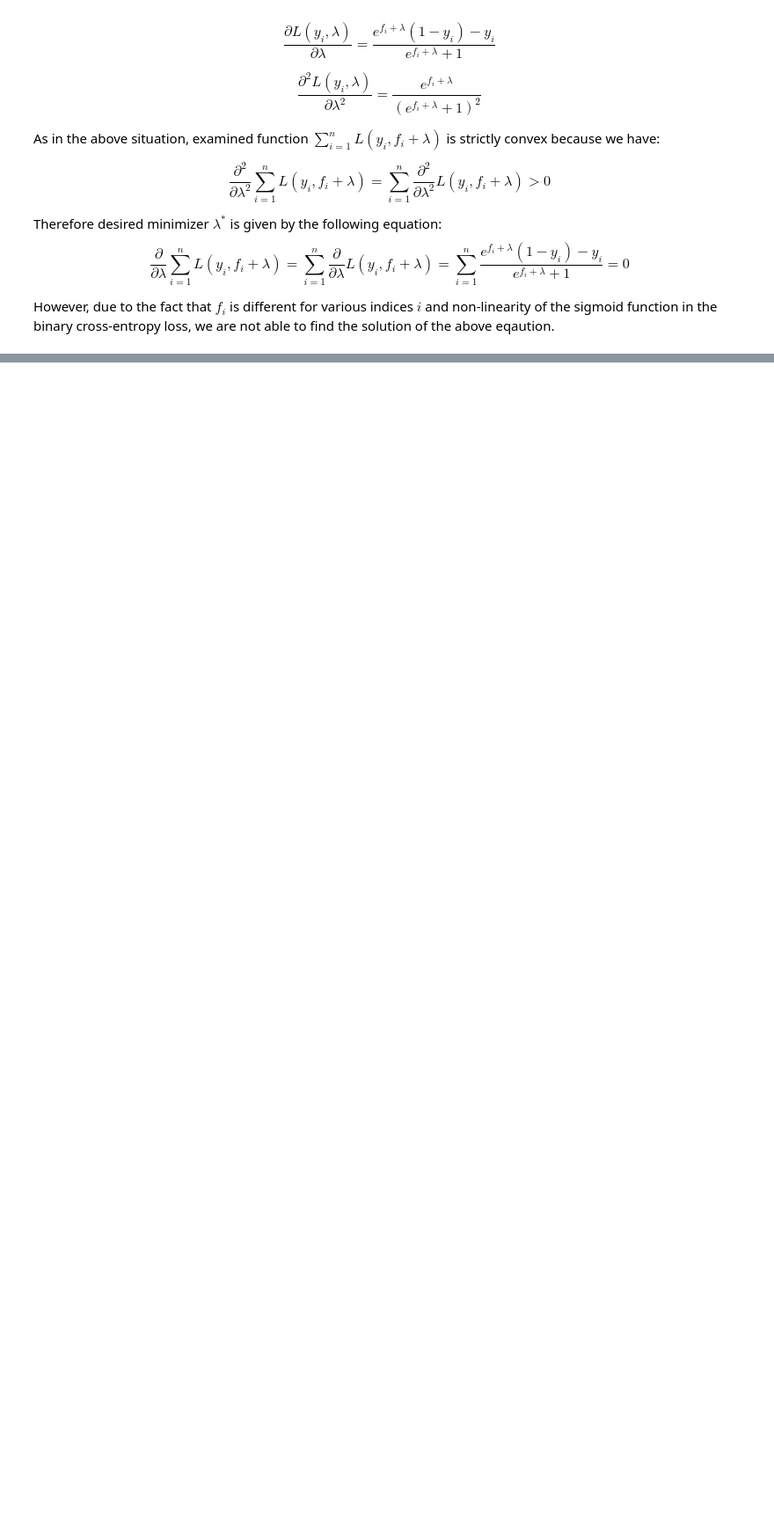
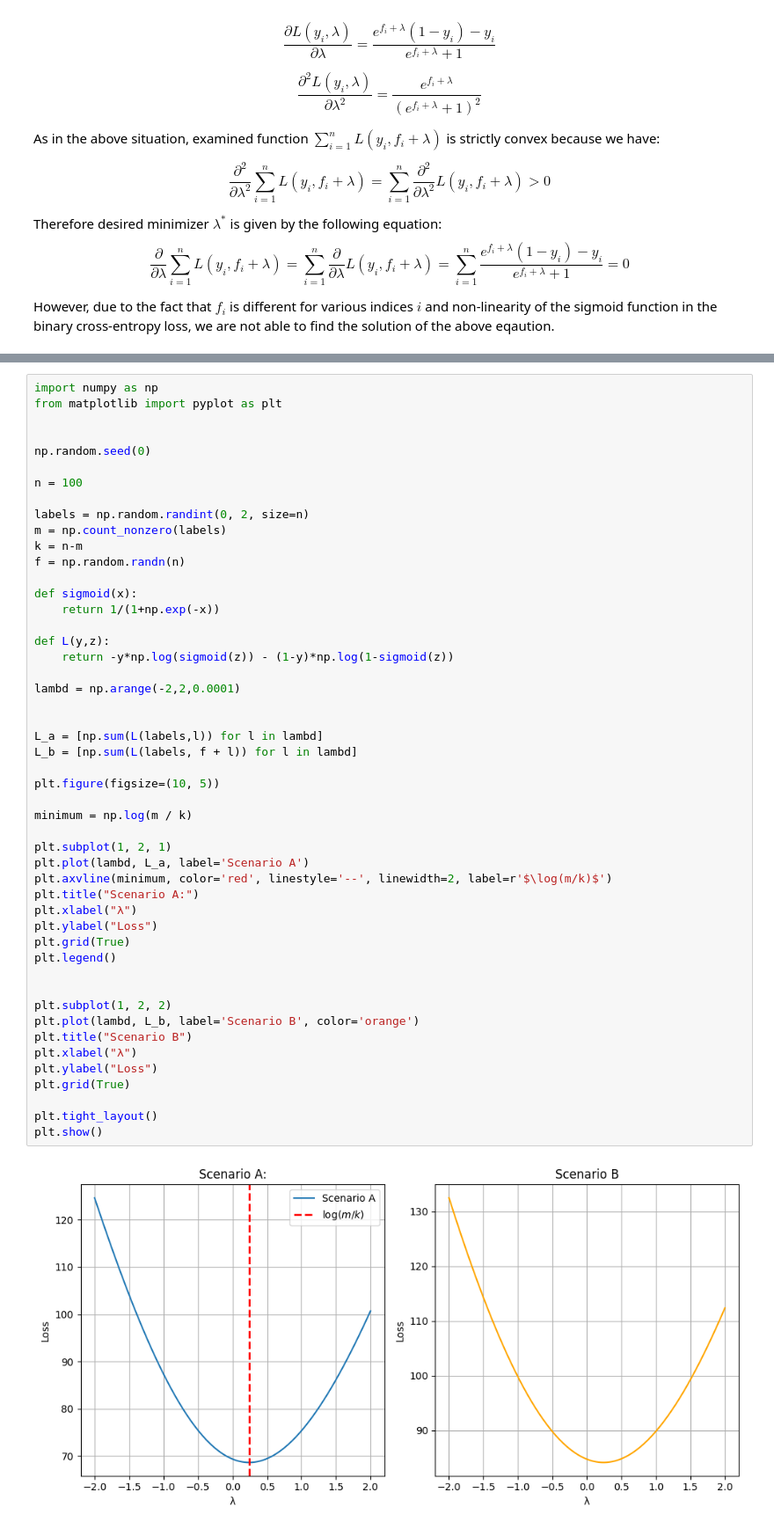
Before and after one commit to MichalBalcerak/ML24-25, a Jupyter notebook: Homework07.ipynb, the cells around one changed output, grey strips where cells are left out. Shown at 88% size. Drawn from its saved outputs; the diff is of its cells as text; blank space fills up the shorter version.

```diff
--- a/Homework07.ipynb
+++ b/Homework07.ipynb
@@ -74,0 +77,51 @@ However, due to the fact that $f_i$ is different for various indices $i$ and non
+# %%
+import numpy as np
+from matplotlib import pyplot as plt
+
+
+np.random.seed(0)
+
+n = 100
+
+labels = np.random.randint(0, 2, size=n)
+m = np.count_nonzero(labels)
+k = n-m
+f = np.random.randn(n)
+
+def sigmoid(x):
+    return 1/(1+np.exp(-x))
+
+def L(y,z):
+    return -y*np.log(sigmoid(z)) - (1-y)*np.log(1-sigmoid(z))
+
+lambd = np.arange(-2,2,0.0001)
+
+
+L_a = [np.sum(L(labels,l)) for l in lambd]
+L_b = [np.sum(L(labels, f + l)) for l in lambd]
+
+plt.figure(figsize=(10, 5))
+
+minimum = np.log(m / k)
+
+plt.subplot(1, 2, 1)
+plt.plot(lambd, L_a, label='Scenario A')
+plt.axvline(minimum, color='red', linestyle='--', linewidth=2, label=r'$\log(m/k)$')
+plt.title("Scenario A:")
+plt.xlabel("λ")
+plt.ylabel("Loss")
+plt.grid(True)
+plt.legend()
+
+
+plt.subplot(1, 2, 2)
+plt.plot(lambd, L_b, label='Scenario B', color='orange')
+plt.title("Scenario B")
+plt.xlabel("λ")
+plt.ylabel("Loss")
+plt.grid(True)
+
+plt.tight_layout()
+plt.show()
+# %% [output]
+[figure, added]
```
Also changed, not shown: parts of 2 cells of this notebook.
